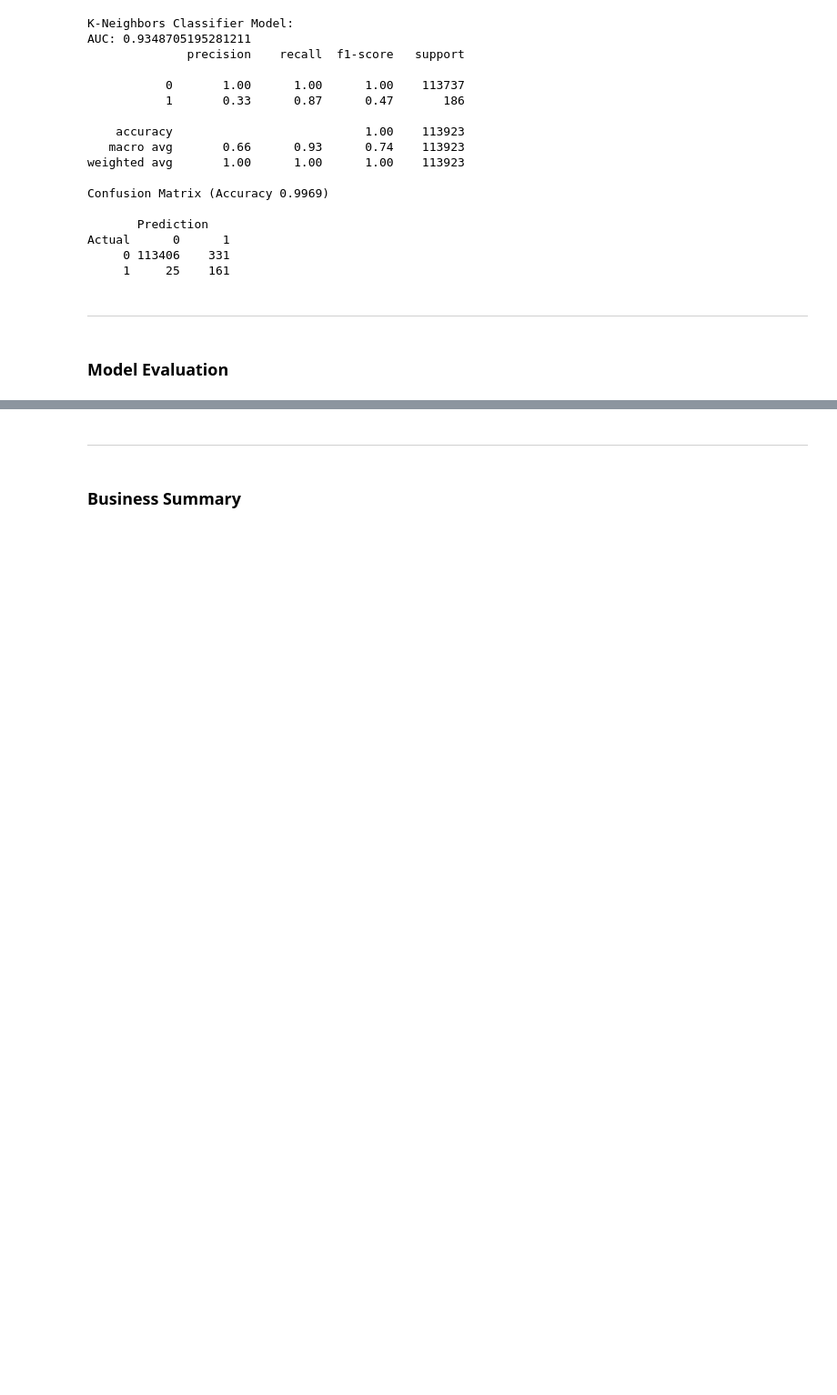
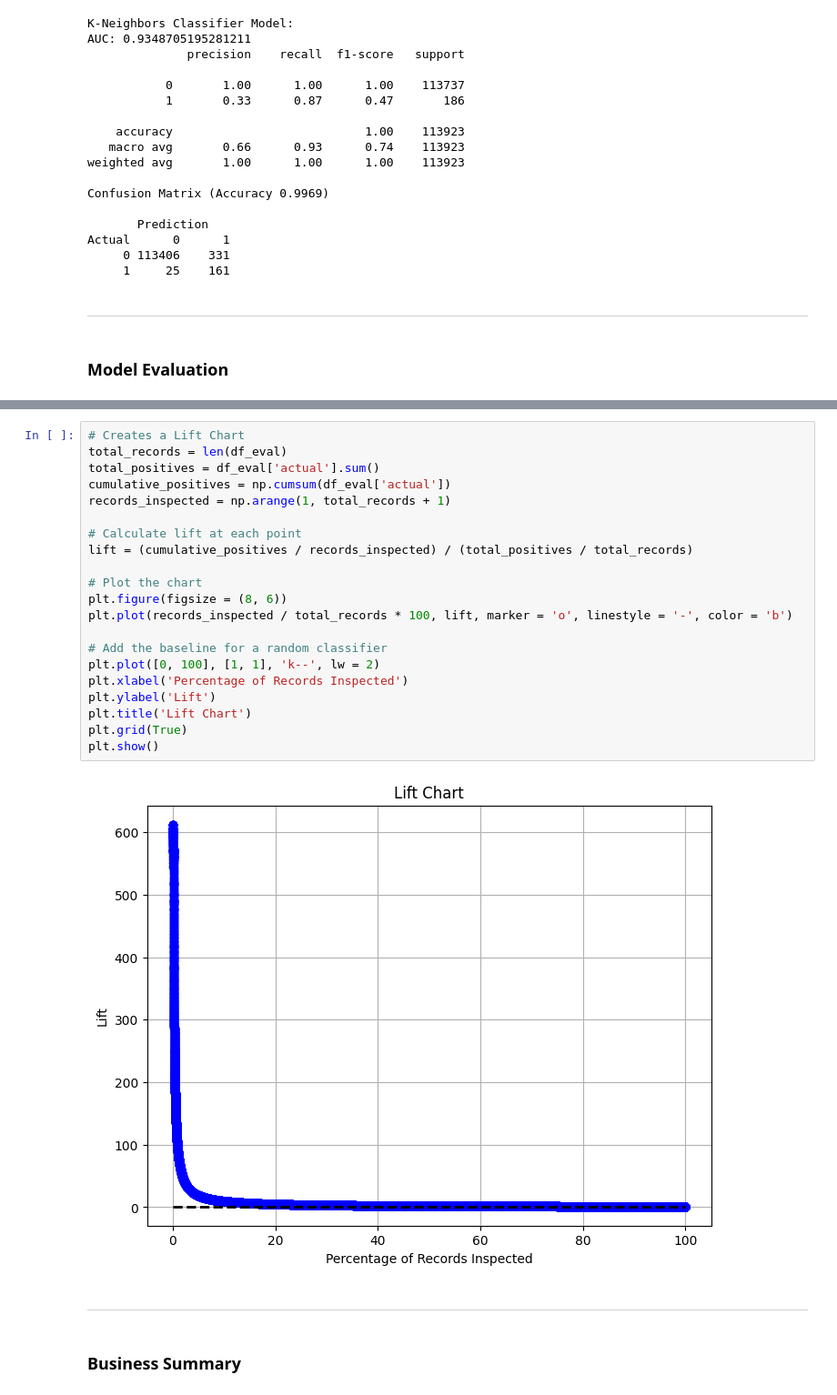
Before and after one commit to jeehunhwang/credit-card-fraud-detection, a Jupyter notebook: ADS505_Final_3.ipynb, the cells around one changed output, grey strips where cells are left out. Shown: that part at 91% size. Saved outputs shown, nothing was run; the diff lists cells and outputs as text; blank space fills up the shorter version.

```diff
--- a/ADS505_Final_3.ipynb
+++ b/ADS505_Final_3.ipynb
@@ -462,3 +547,26 @@ Actual      0      1
+# %%
+# Creates a Lift Chart
+total_records = len(df_eval)
+total_positives = df_eval['actual'].sum()
+cumulative_positives = np.cumsum(df_eval['actual'])
+records_inspected = np.arange(1, total_records + 1)
+
+# Calculate lift at each point
+lift = (cumulative_positives / records_inspected) / (total_positives / total_records)
+
+# Plot the chart
+plt.figure(figsize = (8, 6))
+plt.plot(records_inspected / total_records * 100, lift, marker = 'o', linestyle = '-', color = 'b')
+
+# Add the baseline for a random classifier
+plt.plot([0, 100], [1, 1], 'k--', lw = 2)
+plt.xlabel('Percentage of Records Inspected')
+plt.ylabel('Lift')
+plt.title('Lift Chart')
+plt.grid(True)
+plt.show()
+# %% [output]
+[figure, added]
 # %% [markdown]
 ---
 # %% [markdown]
```
Also changed, not shown: parts of 9 cells of this notebook.
